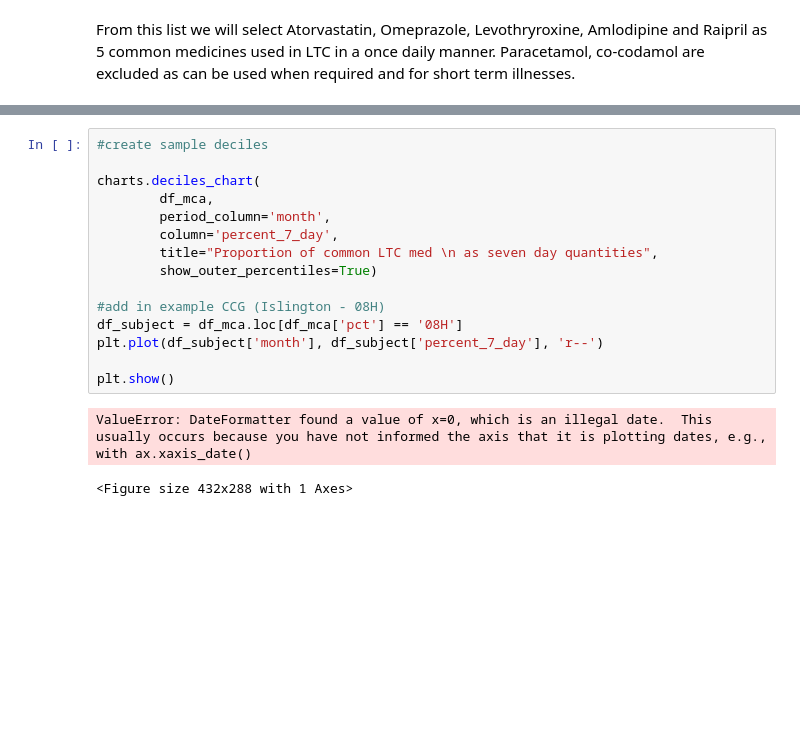
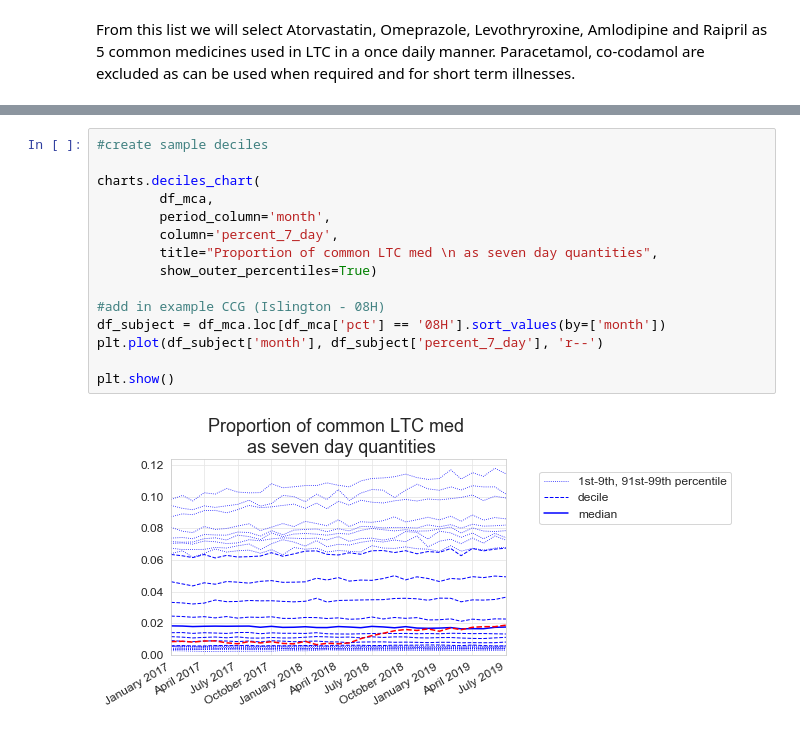
Before and after one commit to ebmdatalab/jupyter-notebooks, a Jupyter notebook: new_measures/Drafts/Seven Day Rx/Seven Day Prescribing.ipynb, the cells around one changed output, grey strips where cells are left out. Cells and saved outputs as stored; diff of their text form; blank space fills up the shorter version.

```diff
--- a/new_measures/Drafts/Seven Day Rx/Seven Day Prescribing.ipynb
+++ b/new_measures/Drafts/Seven Day Rx/Seven Day Prescribing.ipynb
@@ -160,18 +168,17 @@ BaseException: Data contains CCG codes we don't know about: ['107' '110' '111' '
 # %%
 #create sample deciles
 
 charts.deciles_chart(
         df_mca,
         period_column='month',
         column='percent_7_day',
         title="Proportion of common LTC med \n as seven day quantities",
         show_outer_percentiles=True)
 
 #add in example CCG (Islington - 08H)
-df_subject = df_mca.loc[df_mca['pct'] == '08H']
+df_subject = df_mca.loc[df_mca['pct'] == '08H'].sort_values(by=['month'])
 plt.plot(df_subject['month'], df_subject['percent_7_day'], 'r--')
 
 plt.show()
 # %% [output]
-ValueError: DateFormatter found a value of x=0, which is an illegal date.  This usually occurs because you have not informed the axis that it is plotting dates, e.g., with ax.xaxis_date()
-<Figure size 432x288 with 1 Axes>
+[figure, added]
```
Also changed, not shown: parts of 6 cells of this notebook, 5 other files.
